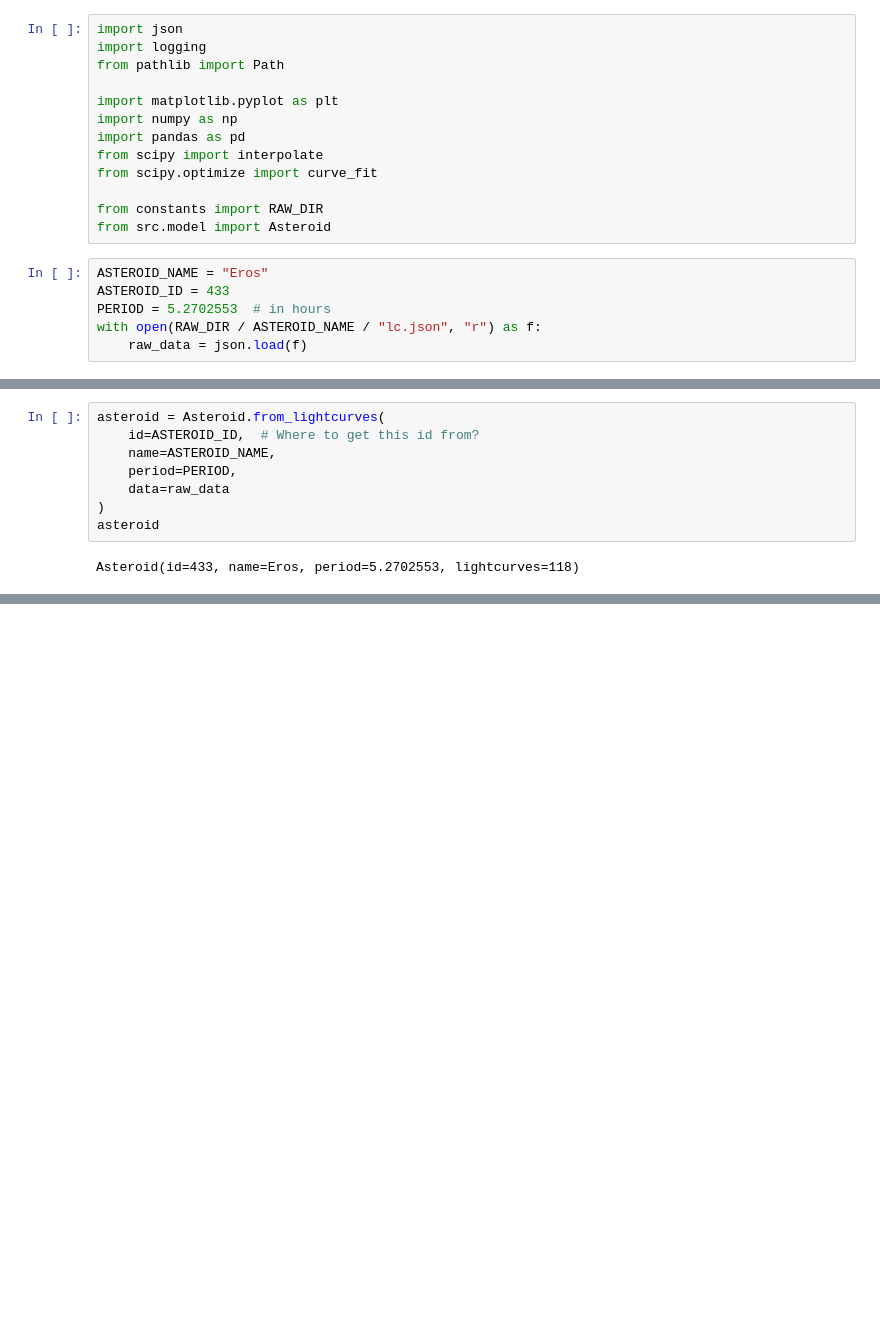
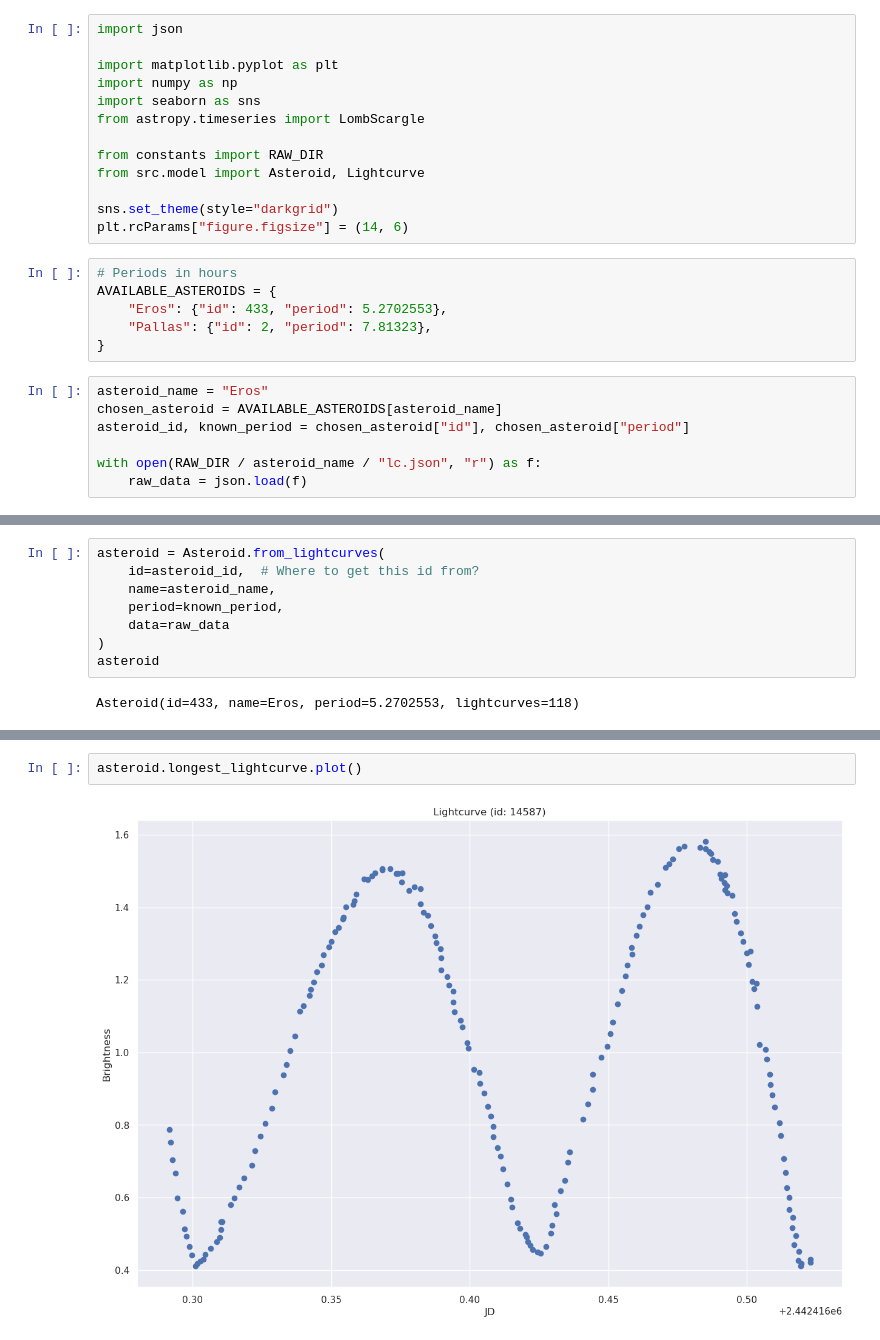
Before and after one commit to Vosloo/asteroid-lightcurves, a Jupyter notebook: EDA.ipynb, the cells around one changed output, grey strips where cells are left out. Cells and saved outputs as stored; diff of their text form; blank space fills up the shorter version.

```diff
--- a/EDA.ipynb
+++ b/EDA.ipynb
@@ -1,19 +1,26 @@
 # %%
 import json
-import logging
-from pathlib import Path
 
 import matplotlib.pyplot as plt
 import numpy as np
-import pandas as pd
-from scipy import interpolate
-from scipy.optimize import curve_fit
+import seaborn as sns
+from astropy.timeseries import LombScargle
 
 from constants import RAW_DIR
-from src.model import Asteroid
+from src.model import Asteroid, Lightcurve
+
+sns.set_theme(style="darkgrid")
+plt.rcParams["figure.figsize"] = (14, 6)
+# %%
+# Periods in hours
+AVAILABLE_ASTEROIDS = {
+    "Eros": {"id": 433, "period": 5.2702553},
+    "Pallas": {"id": 2, "period": 7.81323},
+}
 # %%
-ASTEROID_NAME = "Eros"
-ASTEROID_ID = 433
-PERIOD = 5.2702553  # in hours
-with open(RAW_DIR / ASTEROID_NAME / "lc.json", "r") as f:
+asteroid_name = "Eros"
+chosen_asteroid = AVAILABLE_ASTEROIDS[asteroid_name]
+asteroid_id, known_period = chosen_asteroid["id"], chosen_asteroid["period"]
+
+with open(RAW_DIR / asteroid_name / "lc.json", "r") as f:
     raw_data = json.load(f)
@@ -43,9 +46,9 @@ raw_data[0]
     'reference_id': '208'}}]}
 # %%
 asteroid = Asteroid.from_lightcurves(
-    id=ASTEROID_ID,  # Where to get this id from?
-    name=ASTEROID_NAME,
-    period=PERIOD,
+    id=asteroid_id,  # Where to get this id from?
+    name=asteroid_name,
+    period=known_period,
     data=raw_data
 )
 asteroid
@@ -177,0 +61,4 @@ plt.show()
+# %%
+asteroid.longest_lightcurve.plot()
+# %% [output]
+[figure, added]
```
Also changed, not shown: parts of 29 cells of this notebook, 5 other files.
